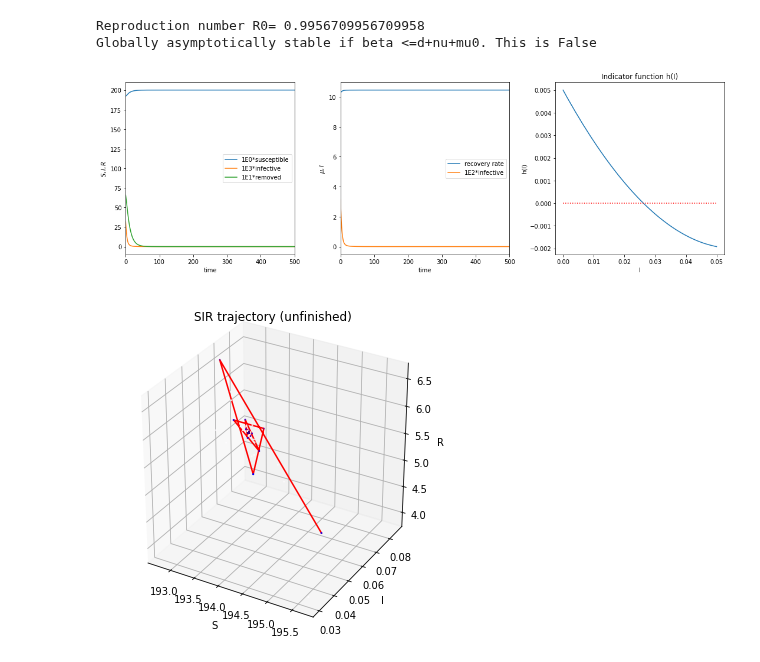
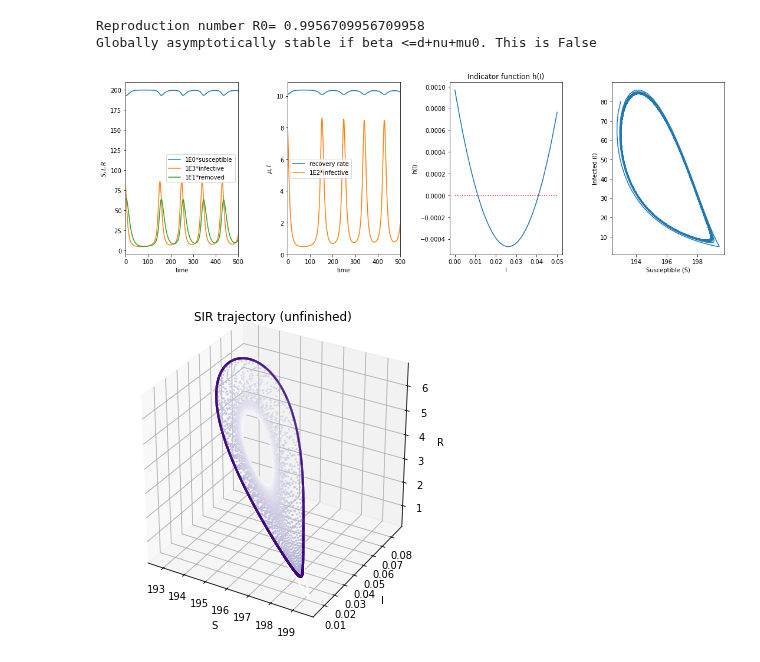
Before and after one commit to aarav98/MLCMS_Exercise3, a Jupyter notebook: sir_bed_model.ipynb, the cells around one changed output. Saved outputs shown, nothing was run; the diff lists cells and outputs as text; code cells hidden in the pictures.

```diff
--- a/sir_bed_model.ipynb
+++ b/sir_bed_model.ipynb
@@ -64,7 +64,7 @@ def model(t, y, mu0, mu1, beta, A, d, nu, b):
 # parameters
 random_state = 12345
 t_0 = 0
-t_end = 1000
+t_end = 10000
 NT = t_end-t_0
 # if these error tolerances are set too high, the solution will be qualitatively (!) wrong
 rtol=1e-8
@@ -75,7 +75,7 @@ beta=11.5
 A=20
 d=0.1
 nu=1
-b=0.05 # try to set this to 0.01, 0.020, ..., 0.022, ..., 0.03
+b=0.022 # try to set this to 0.01, 0.020, ..., 0.022, ..., 0.03
 mu0 = 10   # minimum recovery rate
 mu1 = 10.45  # maximum recovery rate
 
@@ -86,40 +86,45 @@ print('Globally asymptotically stable if beta <=d+nu+mu0. This is', beta <= d+nu
 # simulation
 rng = np.random.default_rng(random_state)
 
-SIM0 = rng.uniform(low=(190, 0, 1), high=(199,0.1,8), size=(3,))
+#SIM0 = rng.uniform(low=(190, 0, 1), high=(199,0.1,8), size=(3,))
+SIM0 = (193, 0.08, 6.21)
 
 time = np.linspace(t_0,t_end,NT)
 sol = solve_ivp(model, t_span=[time[0],time[-1]], y0=SIM0, t_eval=time, args=(mu0, mu1, beta, A, d, nu, b), method='LSODA', rtol=rtol, atol=atol)
 
-fig,ax = plt.subplots(1,3,figsize=(15,5))
+fig,ax = plt.subplots(1,4,figsize=(15,5))
 ax[0].plot(sol.t, sol.y[0]-0*sol.y[0][0], label='1E0*susceptible');
 ax[0].plot(sol.t, 1e3*sol.y[1]-0*sol.y[1][0], label='1E3*infective');
 ax[0].plot(sol.t, 1e1*sol.y[2]-0*sol.y[2][0], label='1E1*removed');
 ax[0].set_xlim([0, 500])
 ax[0].legend();
 ax[0].set_xlabel("time")
 ax[0].set_ylabel(r"$S,I,R$")
 
 ax[1].plot(sol.t, mu(b, sol.y[1], mu0, mu1), label='recovery rate')
 ax[1].plot(sol.t, 1e2*sol.y[1], label='1E2*infective');
 ax[1].set_xlim([0, 500])
 ax[1].legend();
 ax[1].set_xlabel("time")
 ax[1].set_ylabel(r"$\mu,I$")
 
 I_h = np.linspace(-0.,0.05,100)
 ax[2].plot(I_h, h(I_h, mu0, mu1, beta, A, d, nu, b));
 ax[2].plot(I_h, 0*I_h, 'r:')
 #ax[2].set_ylim([-0.1,0.05])
 ax[2].set_title("Indicator function h(I)")
 ax[2].set_xlabel("I")
 ax[2].set_ylabel("h(I)")
 
+ax[3].plot(sol.y[0]-0*sol.y[0][0], 1e3*sol.y[1]-0*sol.y[1][0], label='1E0*susceptible');
+ax[3].set_xlabel("Susceptible (S)");
+ax[3].set_ylabel("Infected (I)");
+
 fig.tight_layout()
 # %% [output]
 Reproduction number R0= 0.9956709956709958
 Globally asymptotically stable if beta <=d+nu+mu0. This is False
-[figure, old version]
+[figure, new version]
 # %%
 fig=plt.figure(figsize=(5,5))
 ax=fig.add_subplot(111,projection="3d")
@@ -127,10 +132,10 @@ time = np.linspace(t_0,15000,NT)
 
 cmap = ["BuPu", "Purples", "bwr"][1]
 
-SIM0 = [195.3, 0.052, 4.4] # what happens with this initial condition when b=0.022? -- it progresses VERY slowly. Needs t_end to be super large.
-sol = solve_ivp(model, t_span=[time[0],time[-1]], y0=SIM0, t_eval=time, args=(mu0, mu1, beta, A, d, nu, b), method='DOP853', rtol=rtol, atol=atol)
-ax.plot(sol.y[0], sol.y[1], sol.y[2], 'r-');
-ax.scatter(sol.y[0], sol.y[1], sol.y[2], s=1, c=time, cmap='bwr');
+# SIM0 = [195.3, 0.052, 4.4] # what happens with this initial condition when b=0.022? -- it progresses VERY slowly. Needs t_end to be super large.
+# sol = solve_ivp(model, t_span=[time[0],time[-1]], y0=SIM0, t_eval=time, args=(mu0, mu1, beta, A, d, nu, b), method='DOP853', rtol=rtol, atol=atol)
+# ax.plot(sol.y[0], sol.y[1], sol.y[2], 'r-');
+# ax.scatter(sol.y[0], sol.y[1], sol.y[2], s=1, c=time, cmap='bwr');
 
 SIM0 = [195.7, 0.03, 3.92] # what happens with this initial condition when b=0.022?
 sol = solve_ivp(model, t_span=[time[0],time[-1]], y0=SIM0, t_eval=time, args=(mu0, mu1, beta, A, d, nu, b), method='DOP853', rtol=rtol, atol=atol)
@@ -147,4 +152,4 @@ ax.set_zlabel("R")
 ax.set_title("SIR trajectory (unfinished)")
 fig.tight_layout()
 # %% [output]
-[figure, old version]
+[figure, new version]
```
Also changed, not shown: 4 other files.
